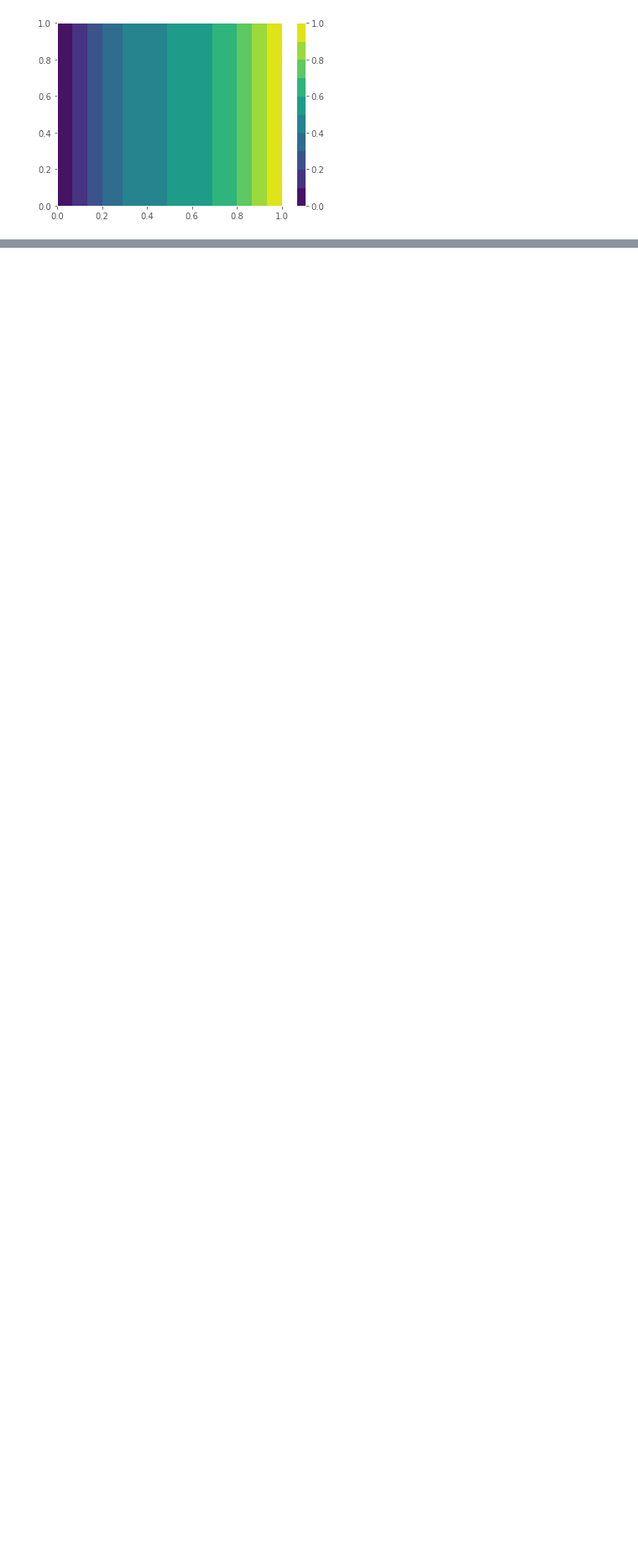
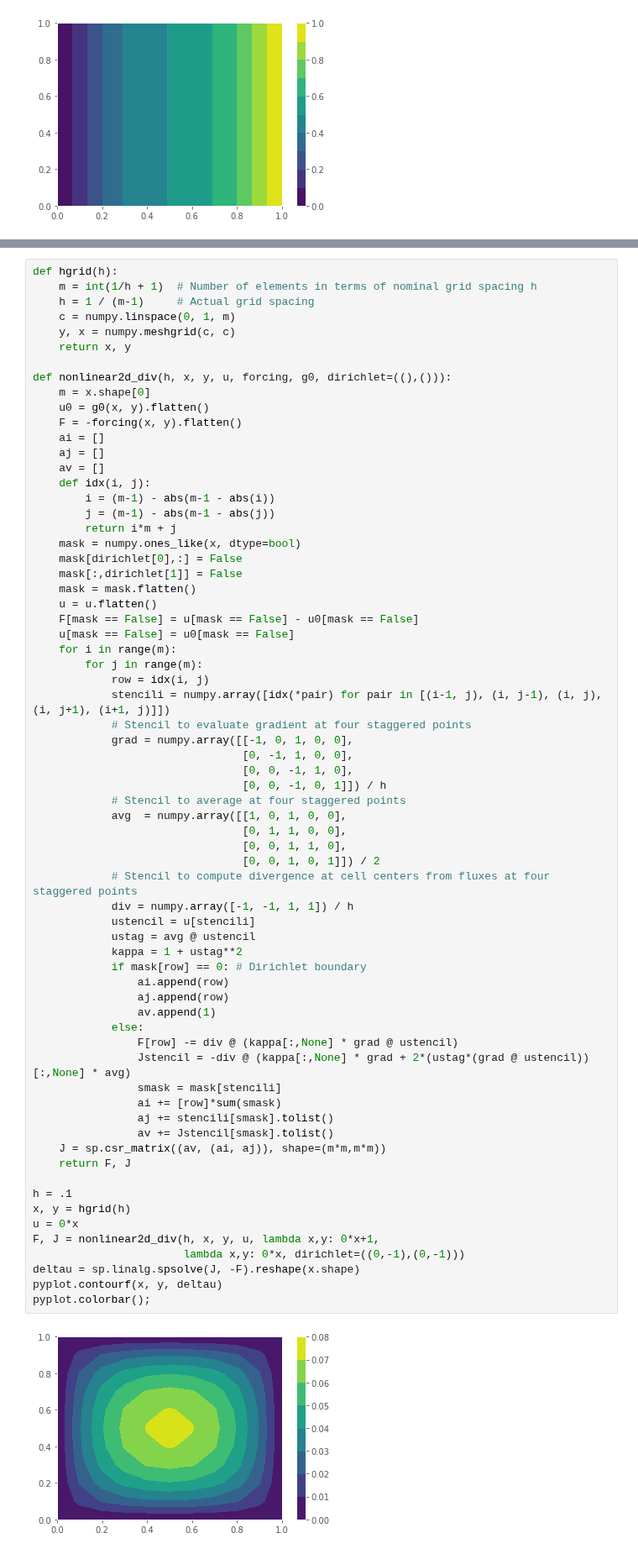
Before and after one commit to cu-numpde/numpde-fall2017, a Jupyter notebook: FD2D.ipynb, the cells around one changed output, grey strips where cells are left out. Shown at 84% size. Saved outputs shown, nothing was run; the diff lists cells and outputs as text; blank space fills up the shorter version.

Commit message:
Nonlinear and wave equations + HW3

```diff
--- a/FD2D.ipynb
+++ b/FD2D.ipynb
@@ -526,0 +573,69 @@ pyplot.colorbar();
+# %%
+def hgrid(h):
+    m = int(1/h + 1)  # Number of elements in terms of nominal grid spacing h
+    h = 1 / (m-1)     # Actual grid spacing
+    c = numpy.linspace(0, 1, m)
+    y, x = numpy.meshgrid(c, c)
+    return x, y
+
+def nonlinear2d_div(h, x, y, u, forcing, g0, dirichlet=((),())):
+    m = x.shape[0]
+    u0 = g0(x, y).flatten()
+    F = -forcing(x, y).flatten()
+    ai = []
+    aj = []
+    av = []
+    def idx(i, j):
+        i = (m-1) - abs(m-1 - abs(i))
+        j = (m-1) - abs(m-1 - abs(j))
+        return i*m + j
+    mask = numpy.ones_like(x, dtype=bool)
+    mask[dirichlet[0],:] = False
+    mask[:,dirichlet[1]] = False
+    mask = mask.flatten()
+    u = u.flatten()
+    F[mask == False] = u[mask == False] - u0[mask == False]
+    u[mask == False] = u0[mask == False]
+    for i in range(m):
+        for j in range(m):
+            row = idx(i, j)
+            stencili = numpy.array([idx(*pair) for pair in [(i-1, j), (i, j-1), (i, j), (i, j+1), (i+1, j)]])
+            # Stencil to evaluate gradient at four staggered points
+            grad = numpy.array([[-1, 0, 1, 0, 0],
+                                [0, -1, 1, 0, 0],
+                                [0, 0, -1, 1, 0],
+                                [0, 0, -1, 0, 1]]) / h
+            # Stencil to average at four staggered points
+            avg  = numpy.array([[1, 0, 1, 0, 0],
+                                [0, 1, 1, 0, 0],
+                                [0, 0, 1, 1, 0],
+                                [0, 0, 1, 0, 1]]) / 2
+            # Stencil to compute divergence at cell centers from fluxes at four staggered points
+            div = numpy.array([-1, -1, 1, 1]) / h
+            ustencil = u[stencili]
+            ustag = avg @ ustencil
+            kappa = 1 + ustag**2
+            if mask[row] == 0: # Dirichlet boundary
+                ai.append(row)
+                aj.append(row)
+                av.append(1)
+            else:
+                F[row] -= div @ (kappa[:,None] * grad @ ustencil)
+                Jstencil = -div @ (kappa[:,None] * grad + 2*(ustag*(grad @ ustencil))[:,None] * avg)
+                smask = mask[stencili]
+                ai += [row]*sum(smask)
+                aj += stencili[smask].tolist()
+                av += Jstencil[smask].tolist()
+    J = sp.csr_matrix((av, (ai, aj)), shape=(m*m,m*m))
+    return F, J
+
+h = .1
+x, y = hgrid(h)
+u = 0*x
+F, J = nonlinear2d_div(h, x, y, u, lambda x,y: 0*x+1,
+                       lambda x,y: 0*x, dirichlet=((0,-1),(0,-1)))
+deltau = sp.linalg.spsolve(J, -F).reshape(x.shape)
+pyplot.contourf(x, y, deltau)
+pyplot.colorbar();
+# %% [output]
+[figure, added]
```
Also changed, not shown: parts of 9 cells of this notebook, 1 other file.
